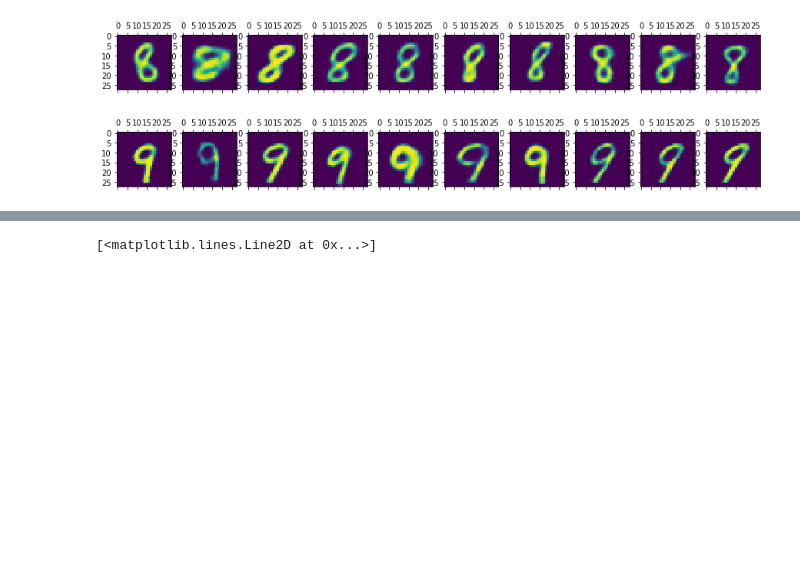
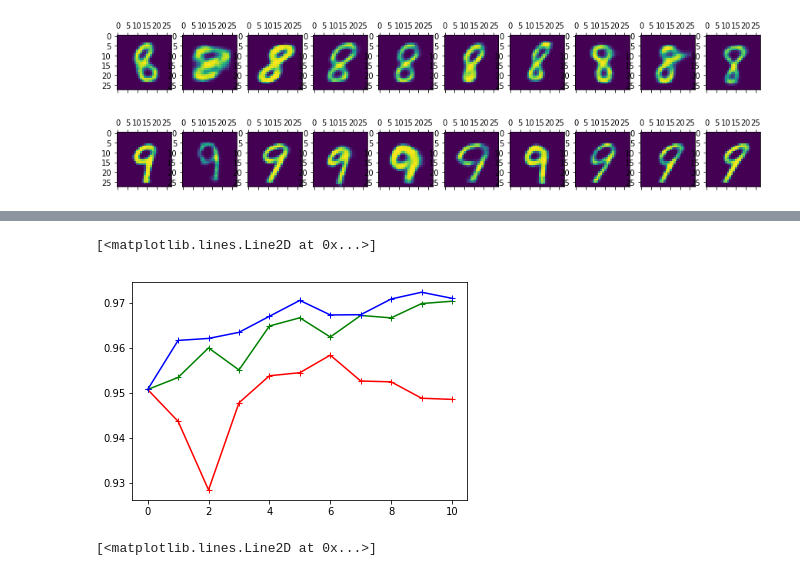
Before and after one commit to Runjing-Liu120/RaoBlackwellizedSGD, a Jupyter notebook: experiments/semisupervised_mnist/ss_mnist_results.ipynb, the cells around one changed output, grey strips where cells are left out. Drawn from its saved outputs; the diff is of its cells as text; code cells hidden in the pictures; blank space fills up the shorter version.

```diff
--- a/experiments/semisupervised_mnist/ss_mnist_results.ipynb
+++ b/experiments/semisupervised_mnist/ss_mnist_results.ipynb
@@ -259,3 +280,14 @@ plt.plot(nsample2_batch_losses, '+-')
+# %%
+topk1_train_accuracy = np.load('./mnist_vae_results/ss_vae_topk1_train_accuracy.npy')
+topk0_train_accuracy = np.load('./mnist_vae_results/ss_vae_reinforce_train_accuracy.npy')
+topk10_train_accuracy = np.load('./mnist_vae_results/ss_vae_topk10_train_accuracy.npy')
+# %%
+plt.plot(topk0_train_accuracy, 'r+-')
+plt.plot(topk1_train_accuracy, 'g+-')
+plt.plot(topk10_train_accuracy, 'b+-')
+# %% [output]
+[<matplotlib.lines.Line2D at 0x...>]
+[figure, added]
 # %%
 gumbel_batch_losses = np.load('./mnist_vae_results/gumbel_vae_batch_losses.npy')
 # %%
```
Also changed, not shown: parts of 8 cells of this notebook, 3 other files.
